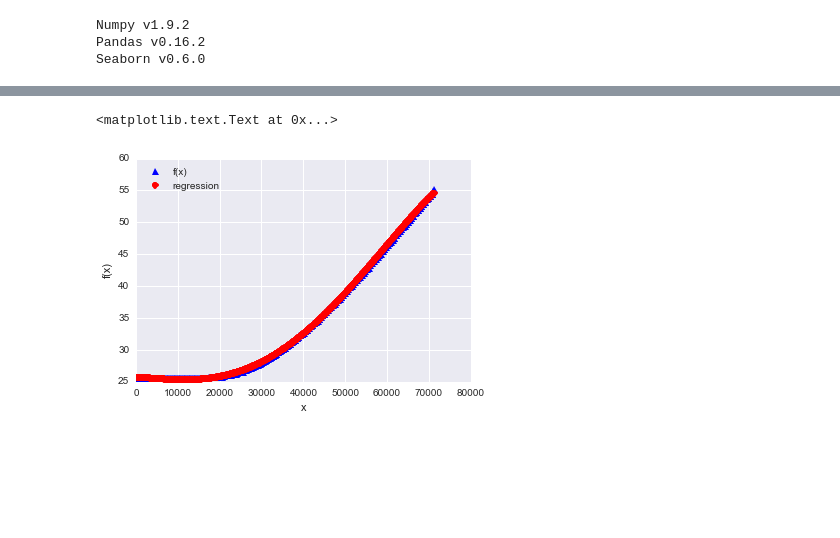
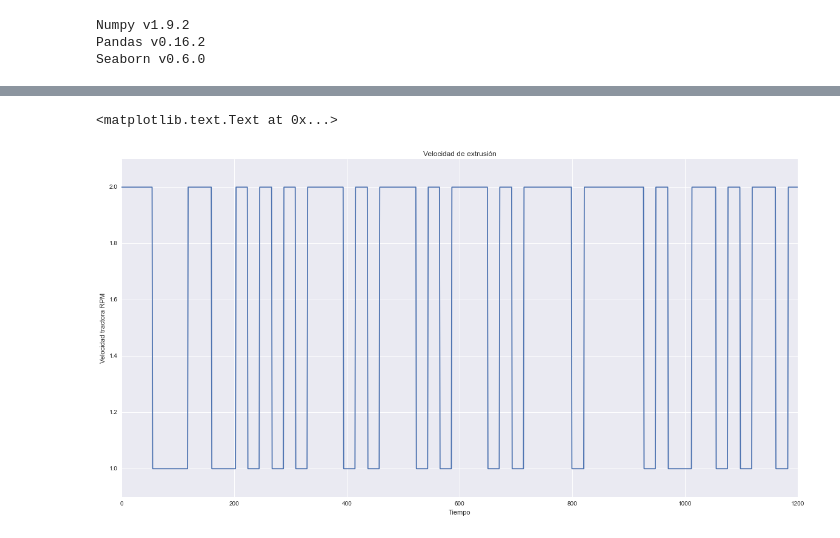
Before and after one commit to darkomen/TFG, a Jupyter notebook: medidas/21072015/modelado.ipynb, the cells around one changed output, grey strips where cells are left out. Saved outputs shown, nothing was run; the diff lists cells and outputs as text; code cells hidden in the pictures; blank space fills up the shorter version.

```diff
--- a/medidas/21072015/modelado.ipynb
+++ b/medidas/21072015/modelado.ipynb
@@ -59,10 +40,13 @@ ry = np.polyval(reg,datos['time'])
-# %%
-plt.plot(datos['time'],datos['temperatura'],'b^', label=('f(x)'))
-plt.plot(datos['time'],ry,'ro', label=('regression'))
-plt.legend(loc=0)
-plt.grid(True)
-plt.xlabel('x')
-plt.ylabel('f(x)')
-# %% [output]
-<matplotlib.text.Text at 0x...>
-[figure, removed]
+# %%
+
+#Mostramos en varias gráficas la información obtenida tras el ensayo
+plt.figure(figsize=(20,10))
+plt.plot(datos['RPM TRAC'], label=('f(x)'))
+plt.ylim(0.9,2.1)
+plt.xlim(0,1200)
+plt.title('Velocidad de extrusión')
+plt.xlabel('Tiempo')
+plt.ylabel('Velocidad tractora RPM')
+# %% [output]
+<matplotlib.text.Text at 0x...>
+[figure, added]
```
Also changed, not shown: parts of 12 cells of this notebook, 9 other files.
